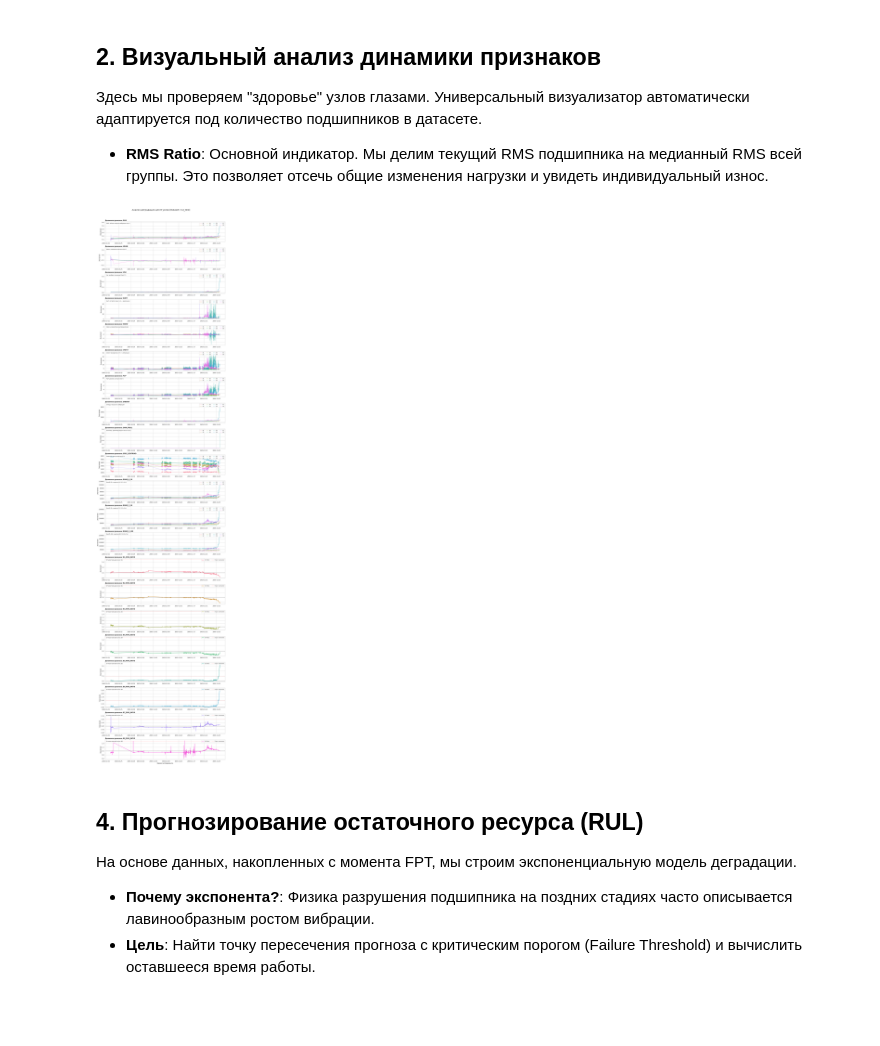
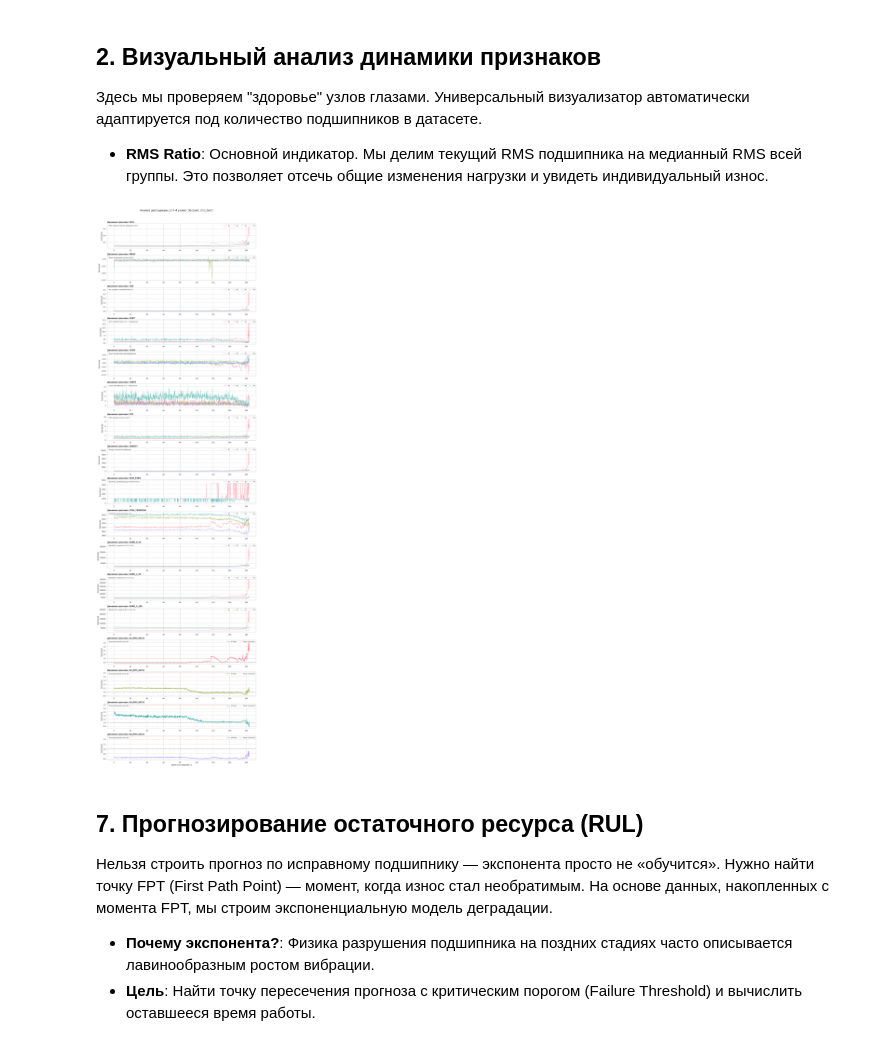
Before and after one commit to czeberyak/industrial-health-index-pdm, a Jupyter notebook: notebooks/industrial-health-index-pdm.ipynb, the cells around one changed output. Saved outputs shown, nothing was run; the diff lists cells and outputs as text; code cells hidden in the pictures; blank space fills up the shorter version.

```diff
--- a/notebooks/industrial-health-index-pdm.ipynb
+++ b/notebooks/industrial-health-index-pdm.ipynb
@@ -46,7 +88,7 @@ sys.path.append(os.path.join(os.getcwd(), '..', 'src'))
 from features_engine import extract_advanced_features
 
 # Определяем путь к данным
-data_path = Path('../data/1st_test')
-# data_path = Path('../data/2nd_test')
+# data_path = Path('../data/1st_test')
+data_path = Path('../data/2nd_test')
 # data_path = Path('../data/4th_test')
 # %% [markdown]
@@ -86,0 +134,17 @@ print(f"📊 В работе {len(df_features)} точек данных для
+# %%
+# Функция (если она еще не определена выше)
+def convert_to_operating_time(df, threshold=0.02):
+    df_active = df[df['rms_median'] > threshold].copy()
+    df_active['time_diff'] = df_active['timestamp'].diff().dt.total_seconds().fillna(600)
+    df_active.loc[df_active['time_diff'] > 3600, 'time_diff'] = 600
+    df_active['op_hours'] = df_active['time_diff'].cumsum() / 3600.0
+    return df_active
+
+# ПРИМЕНЕНИЕ: Обязательно перезаписываем df_features
+if 'op_hours' not in df_features.columns:
+    df_features = convert_to_operating_time(df_features)
+    print("✅ Колонка 'op_hours' успешно добавлена!")
+
+# Проверка
+print(f"Календарный охват: {(df_features['timestamp'].max() - df_features['timestamp'].min()).days} дней")
+print(f"Реальная наработка: {df_features['op_hours'].max():.1f} моточасов")
@@ -142,40 +210,40 @@ for idx, feature in enumerate(plot_features):
         bearing_label = feature.replace('_rms_ratio', '')
         b_idx = bearing_ids.index(bearing_label)
 
-        ax.plot(df_features['timestamp'], df_features[feature],
+        ax.plot(df_features['op_hours'], df_features[feature],
                 label=f'{bearing_label.upper()} Ratio',
                 color=colors[b_idx], linewidth=2)
 
         ax.axhline(y=1.0, color='black', linestyle='--', alpha=0.5)
         # Добавляем порог детекции (если есть)
         ax.axhline(y=1.5, color='red', linestyle=':', alpha=0.6, label='Порог аномалии')
 
         desc = f"Относительный износ {bearing_label.upper()}"
     else:
         # Рисуем базовый признак для всех подшипников сразу
         for b_idx, b_id in enumerate(bearing_ids):
             col_name = f'{b_id}_{feature}'
             if col_name in df_features.columns:
-                ax.plot(df_features['timestamp'], df_features[col_name],
+                ax.plot(df_features['op_hours'], df_features[col_name],
                         label=f'{b_id.upper()}', color=colors[b_idx], alpha=0.8, linewidth=1)
 
         desc = feature_desc_base.get(feature, feature)
 
     # Оформление каждого подобъекта
     ax.set_title(f"Динамика признака: {feature.upper()}", loc='left', fontsize=12, fontweight='bold')
     ax.text(0.01, 0.95, desc, transform=ax.transAxes, fontsize=10,
             verticalalignment='top', bbox=dict(boxstyle='round', facecolor='white', alpha=0.7))
     ax.legend(loc='upper right', ncol=min(4, len(bearing_ids)), fontsize=9)
     ax.set_ylabel("Значение")
 
 plt.xlabel('Время эксперимента', fontsize=12)
 plt.tight_layout()
 plt.show()
 # %% [output]
-[figure, old version]
+[figure, new version]
 # %% [markdown]
-## 4. Прогнозирование остаточного ресурса (RUL)
-На основе данных, накопленных с момента FPT, мы строим экспоненциальную модель деградации.
+## 7. Прогнозирование остаточного ресурса (RUL)
+Нельзя строить прогноз по исправному подшипнику — экспонента просто не «обучится». Нужно найти точку FPT (First Path Point) — момент, когда износ стал необратимым. На основе данных, накопленных с момента FPT, мы строим экспоненциальную модель деградации.
 - **Почему экспонента?**: Физика разрушения подшипника на поздних стадиях часто описывается лавинообразным ростом вибрации.
 - **Цель**: Найти точку пересечения прогноза с критическим порогом (Failure Threshold) и вычислить оставшееся время работы.
 # %%
```
Also changed, not shown: parts of 20 cells of this notebook, 2 other files.
